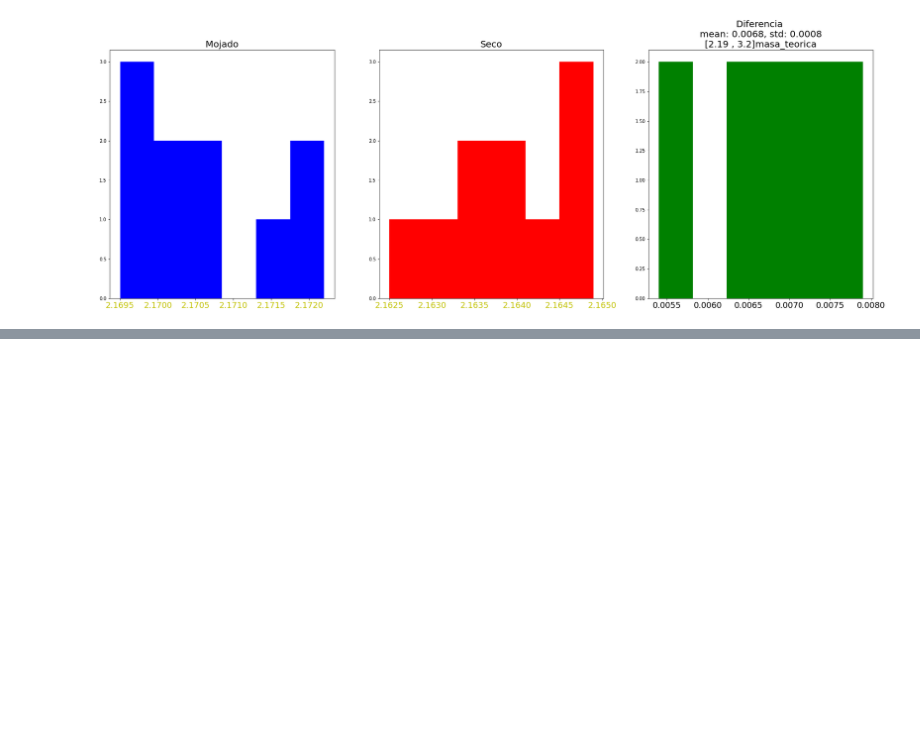
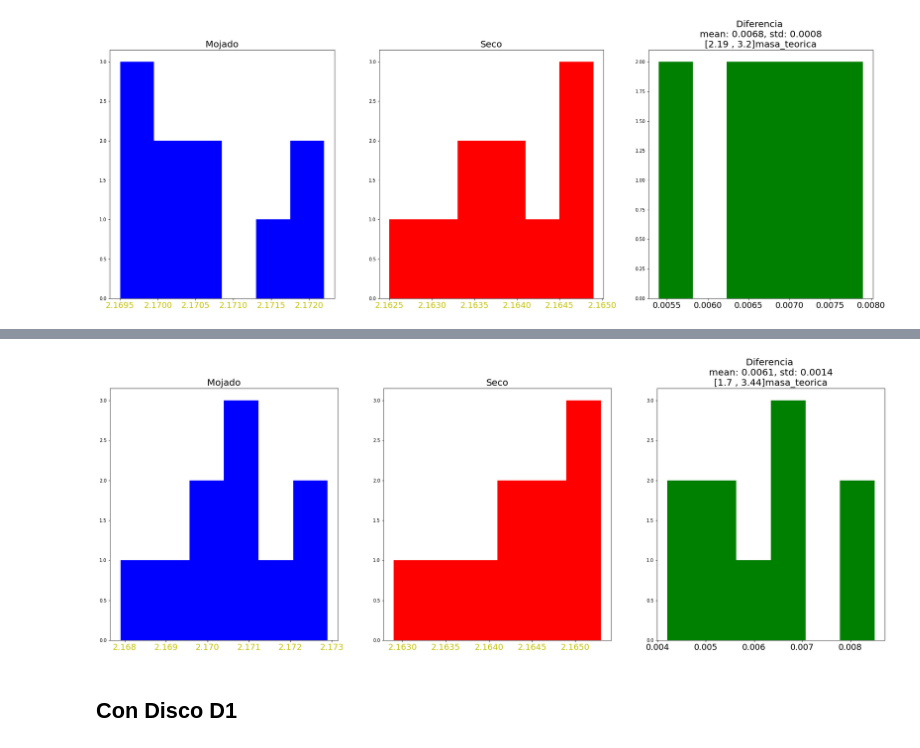
Before and after one commit to And2300/Trash, a Jupyter notebook: Experimento2_Datos.ipynb, the cells around one changed output, grey strips where cells are left out. Drawn from its saved outputs; the diff is of its cells as text; code cells hidden in the pictures; blank space fills up the shorter version.

```diff
--- a/Experimento2_Datos.ipynb
+++ b/Experimento2_Datos.ipynb
@@ -103,0 +140,9 @@ plot_hist(listad42,listad41, alpha=2)
+# %%
+listad21 = [2.1652,2.1647,2.1648,2.1643,2.1629,2.1633,2.1644,2.1640,2.1653,2.1653]
+listad22 = [2.1708,2.1704,2.1713,2.1711,2.1679,2.1698,2.1729,2.1721,2.1697,2.1695]
+# %%
+plot_hist(listad22,listad21, alpha=2)
+# %% [output]
+[figure, added]
+# %% [markdown]
+## Con Disco D1
```
Also changed, not shown: parts of 20 cells of this notebook.
